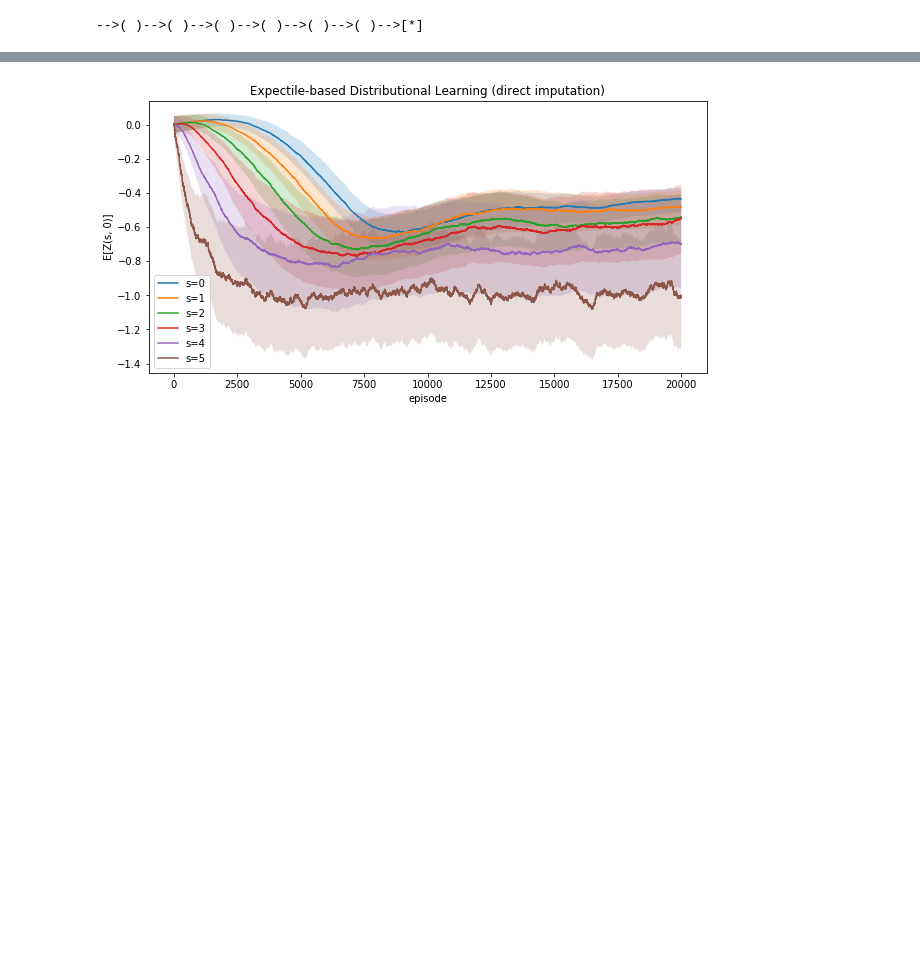
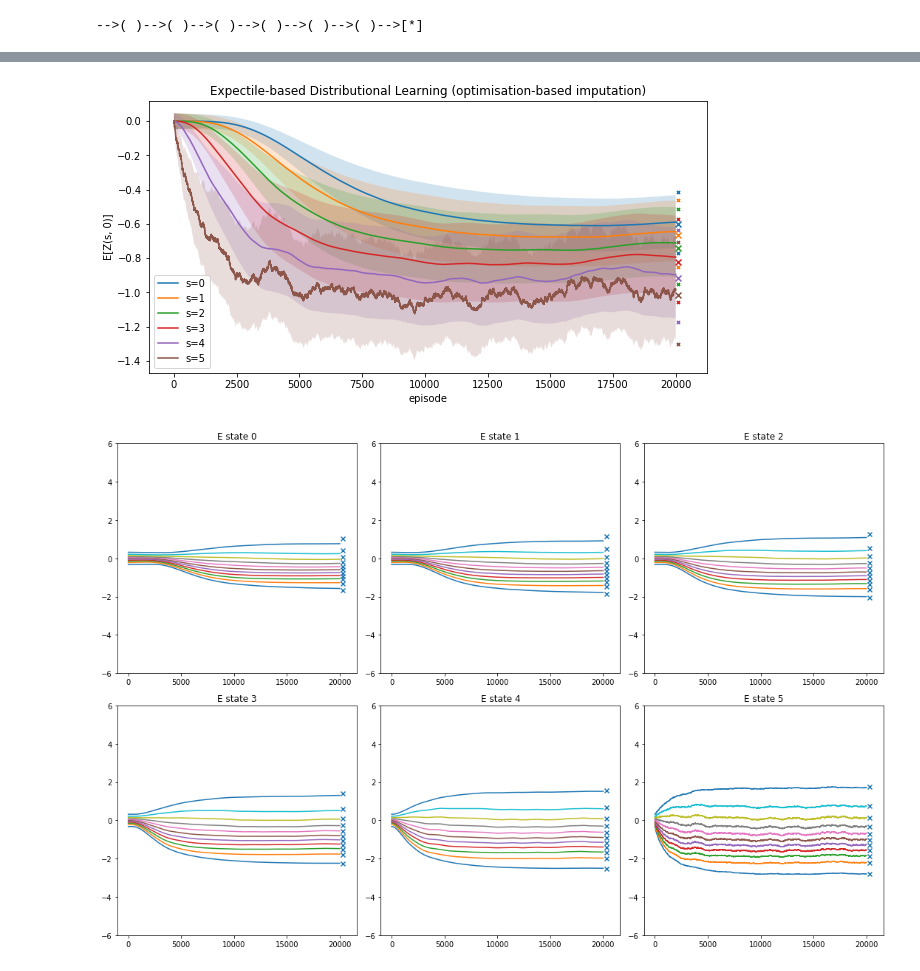
Before and after one commit to matomatical/neuRL, a Jupyter notebook: ChainMDP.ipynb, the cells around one changed output, grey strips where cells are left out. Cells and saved outputs as stored; diff of their text form; code cells hidden in the pictures; blank space fills up the shorter version.

```diff
--- a/ChainMDP.ipynb
+++ b/ChainMDP.ipynb
@@ -231,7 +265,7 @@ class QDRLAgent:
                 ax.set_xlabel("return q")
                 ax.plot(self.Q[i, j], self.t)
                 ax2 = ax.twinx()
-                ax2.hist(self.Q[i, j], density=True, bins=51, alpha=0.5)
+                ax2.hist(self.Q[i, j], density=True, bins=31, alpha=0.5)
                 ax2.set_ylabel("density f(q)")
                 ax.set_yticks([])
                 ax2.set_yticks([])
@@ -257,6 +291,7 @@ for i in range(6):
     sd = np.std(dist, axis=-1)
     l, = plt.plot(time, mean, label=f"s={i}")
     plt.fill_between(time, mean+0.02*sd, mean-0.02*sd, alpha=0.2, facecolor=l.get_color())
+    plt.errorbar(time[-1]+100, np.mean(G[:, i]), yerr=0.02*np.std(G[:, i]), marker="x", color=l.get_color())
 plt.ylabel("E[Z(s, 0)]")
 plt.xlabel("episode")
 plt.legend()
@@ -338,14 +595,18 @@ nedrlagent.render()
 # %%
-log = np.array(nedrllog)
+log = np.array(edrllog11)
 plt.figure(figsize=(10, 5))
-plt.title("Naive Expectile-based Distributional Learning")
+plt.title("Expectile-based Distributional Learning (direct imputation) (11 expectiles)")
+half = log.shape[-1]//2
 for i in range(6):
     time = np.arange(log.shape[0])
-    mean = log[:, i, 0, nedrl_k//2]
-    mup1 = log[:, i, 0, nedrl_k//2 + 4]
-    mdn1 = log[:, i, 0, nedrl_k//2 - 4]
+    mean = log[:, i, 0, half]
+    mup1 = log[:, i, 0, half+1]
+    mdn1 = log[:, i, 0, half-1]
     l, = plt.plot(time, mean, label=f"s={i}")
     plt.fill_between(time, mup1, mdn1, alpha=0.2, facecolor=l.get_color())
+    plt.scatter(time[-1]+100, expectile(G[:, i], edrlagent11.τ)[half], marker="x", color=l.get_color())
+    plt.scatter(time[-1]+100, expectile(G[:, i], edrlagent11.τ)[half+1], s=10, marker="x", color=l.get_color())
+    plt.scatter(time[-1]+100, expectile(G[:, i], edrlagent11.τ)[half-1], s=10, marker="x", color=l.get_color())
 plt.ylabel("E[Z(s, 0)]")
 plt.xlabel("episode")
 plt.legend()
@@ -439,0 +682,4 @@ edrlagent.render()
+# %%
+opt_edrlagent = EDRLAgent(1, 6, 11, imputer=OptBasedImputer())
+opt_edrllog = train(ChainMDP(6), opt_edrlagent, episodes=20000, render=False, log=True)
+opt_edrlagent.render()
@@ -440,17 +688,32 @@ edrlagent.render()
 # %%
-log = np.array(edrllog)
+log = np.array(opt_edrllog)
 plt.figure(figsize=(10, 5))
-plt.title("Expectile-based Distributional Learning (direct imputation)")
+plt.title("Expectile-based Distributional Learning (optimisation-based imputation)")
+half = opt_edrl_k//2
 for i in range(6):
     time = np.arange(log.shape[0])
-    mean = log[:, i, 0, edrl_k//2]
-    mup1 = log[:, i, 0, edrl_k//2 + 1]
-    mdn1 = log[:, i, 0, edrl_k//2 - 1]
+    mean = log[:, i, 0, half]
+    mup1 = log[:, i, 0, half + 1]
+    mdn1 = log[:, i, 0, half - 1]
     l, = plt.plot(time, mean, label=f"s={i}")
     plt.fill_between(time, mup1, mdn1, alpha=0.2, facecolor=l.get_color())
+    plt.scatter(time[-1]+100, expectile(G[:, i], opt_edrlagent.τ)[half], marker="x", color=l.get_color())
+    plt.scatter(time[-1]+100, expectile(G[:, i], opt_edrlagent.τ)[half+1], s=10, marker="x", color=l.get_color())
+    plt.scatter(time[-1]+100, expectile(G[:, i], opt_edrlagent.τ)[half-1], s=10, marker="x", color=l.get_color())
 plt.ylabel("E[Z(s, 0)]")
 plt.xlabel("episode")
 plt.legend()
 plt.show()
+
+fig, axes = plt.subplots(2, 3, figsize=(15, 10))
+for i, ax in enumerate(axes.flat):
+    ax.set_title(f"E state {i}")
+    for j in range(opt_edrlagent.k):
+        ax.plot(log[:, i, 0, j])
+    ax.scatter((len(log)+300)*np.ones(opt_edrlagent.k), expectile(G[:, i], opt_edrlagent.τ), marker="x")
+    ax.set_ylim([-6, 6])
+plt.tight_layout()
+plt.show()
 # %% [output]
-[figure, old version]
+[figure, new version]
+[figure, added]
```
Also changed, not shown: parts of 22 cells of this notebook, 2 other files.
